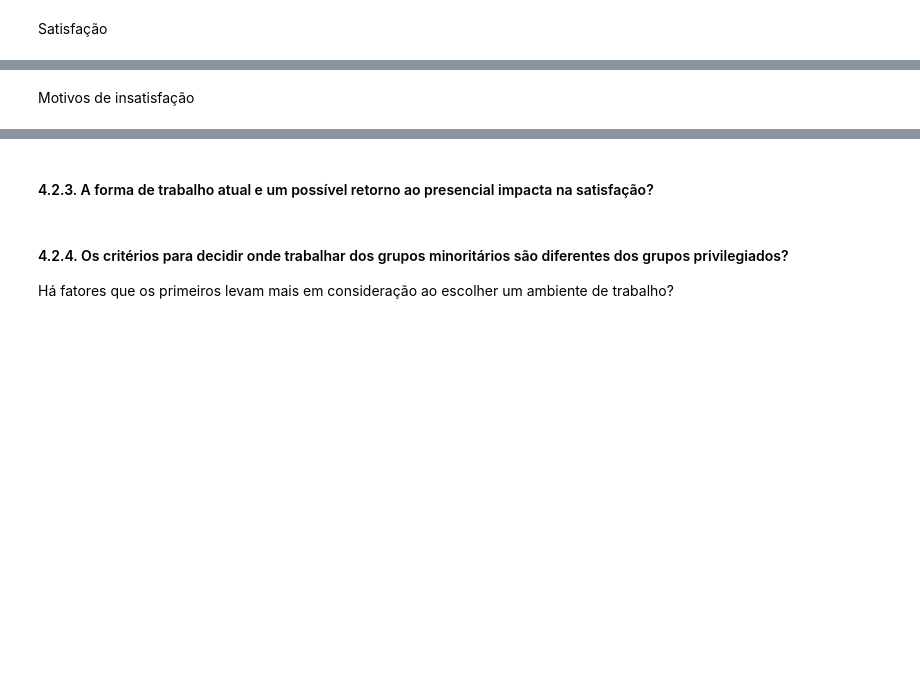
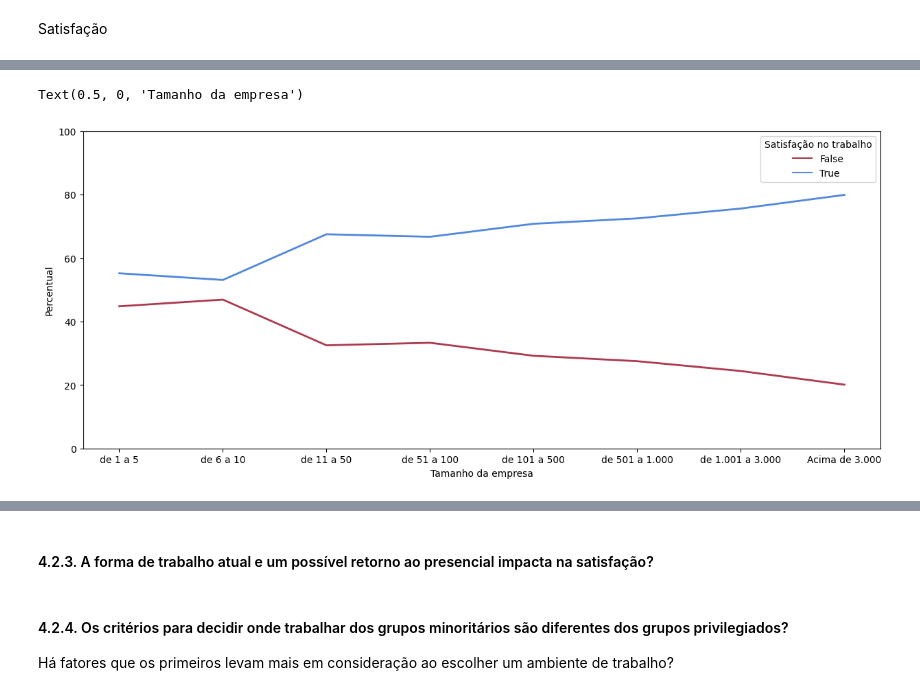
Before and after one commit to leticiafaria7/challenge-state-of-data, a Jupyter notebook: challenge-state-of-data.ipynb, the cells around one changed output, grey strips where cells are left out. Drawn from its saved outputs; the diff is of its cells as text; code cells hidden in the pictures; blank space fills up the shorter version.

Commit message:
finalizacao analise tamanho empresa

```diff
--- a/challenge-state-of-data.ipynb
+++ b/challenge-state-of-data.ipynb
@@ -1217,2 +1205,36 @@ satisfacao_diversidade
-# %% [markdown]
-Motivos de insatisfação
+# %%
+df = satisfacao_diversidade[['tamanho_empresa', 'satisfacao_trabalho']].value_counts().to_frame().reset_index()
+
+ordem_tamanho = {'de 1 a 5': 1,
+                 'de 6 a 10':2,
+                 'de 11 a 50':3,
+                 'de 51 a 100':4,
+                 'de 101 a 500':5,
+                 'de 501 a 1.000':6,
+                 'de 1.001 a 3.000':7,
+                 'Acima de 3.000':8}
+
+df['ordem'] = df['tamanho_empresa'].map(ordem_tamanho)
+
+df['total_tamanho'] = df.groupby('tamanho_empresa')['count'].transform('sum')
+df['perc'] = round(df['count'] * 100 / df['total_tamanho'], 1)
+
+# df.sort_values('ordem')
+
+plt.figure(figsize = (15, 6))
+
+sns.lineplot(data = df.sort_values(['ordem']),
+            x = 'tamanho_empresa',
+            y = 'perc',
+            hue = 'satisfacao_trabalho',
+            palette = ['#ac3a4e', '#5288db'],
+            lw = 2)
+
+plt.legend(title = 'Satisfação no trabalho')
+
+plt.ylim(0, 100)
+plt.ylabel('Percentual')
+plt.xlabel('Tamanho da empresa')
+# %% [output]
+Text(0.5, 0, 'Tamanho da empresa')
+[figure, added]
```
Also changed, not shown: parts of 8 cells of this notebook.
